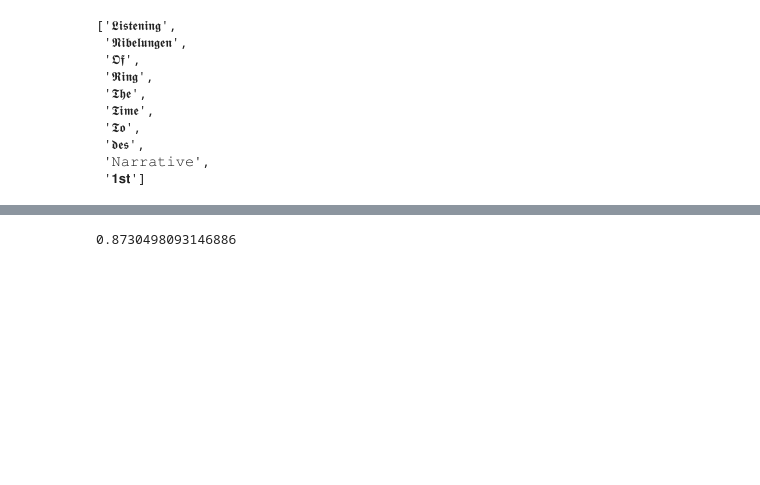
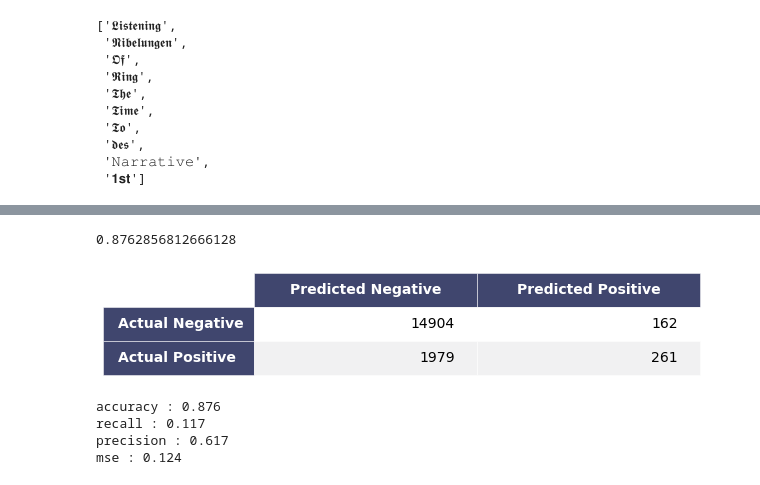
Before and after one commit to b-weintraub/hate-speech, a Jupyter notebook: TD-IDF-model.ipynb, the cells around one changed output, grey strips where cells are left out. Cells and saved outputs as stored; diff of their text form; code cells hidden in the pictures; blank space fills up the shorter version.

```diff
--- a/TD-IDF-model.ipynb
+++ b/TD-IDF-model.ipynb
@@ -78,5 +100,5 @@ y = df2['Hate']
 # %%
 X_train, X_test, y_train, y_test = train_test_split(X, y, test_size=0.2)
 # %%
-model = LogisticRegression().fit(X_train, y_train)
+model_LR = LogisticRegression().fit(X_train, y_train)
 # %%
@@ -94,5 +116,5 @@ coef = model.coef_.reshape(-1)
 # %%
-y_predict = [int(p[1] > 0.5) for p in model.predict_proba(X_test)]
+y_predict_LR = [int(p[1] > 0.5) for p in model_LR.predict_proba(X_test)]
 # %%
 coef[0]
 # %% [output]
@@ -107,4 +129,21 @@ array(['libtard', 'islam', 'white', 'muslims', 'jews', 'muslim', 'faggot',
 # %%
-accuracy_score(y_test, y_predict)
+accuracy_score(y_test, y_predict_LR)
 # %% [output]
-0.8730498093146886
+0.8762856812666128
+# %%
+data=confusion_df(y_test, y_predict_LR)
+fig, ax = render_mpl_table(data)
+fig.savefig('img/lr_cm1.png', bbox_inches='tight')
+# %% [output]
+[figure, added]
+# %%
+accuracy, recall, precision, mse = accuracy_scores(y_test, y_predict_LR)
+print(f"accuracy : {accuracy}")
+print(f"recall : {recall}")
+print(f"precision : {precision}")
+print(f"mse : {mse}")
+# %% [output]
+accuracy : 0.876
+recall : 0.117
+precision : 0.617
+mse : 0.124
```
Also changed, not shown: parts of 28 cells of this notebook, 13 other files.
